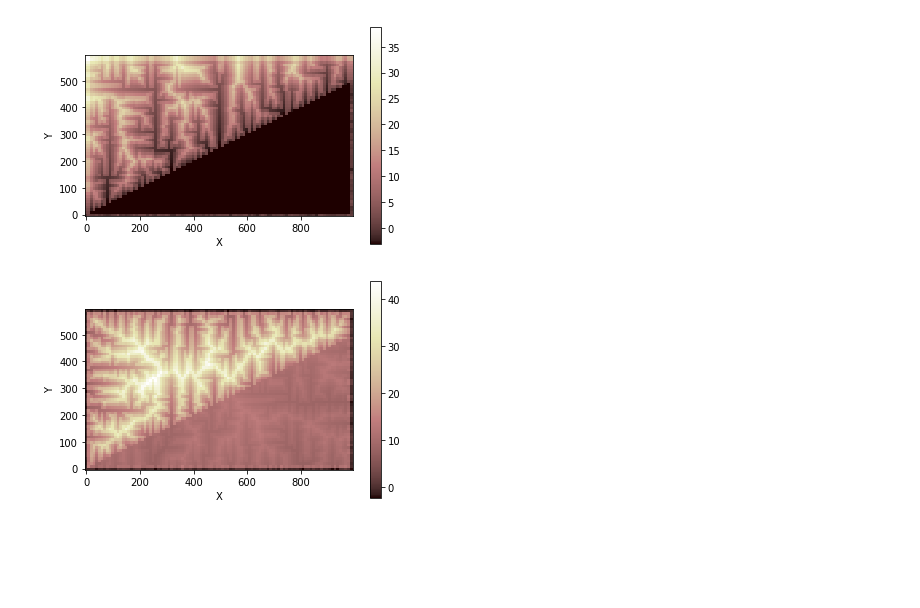
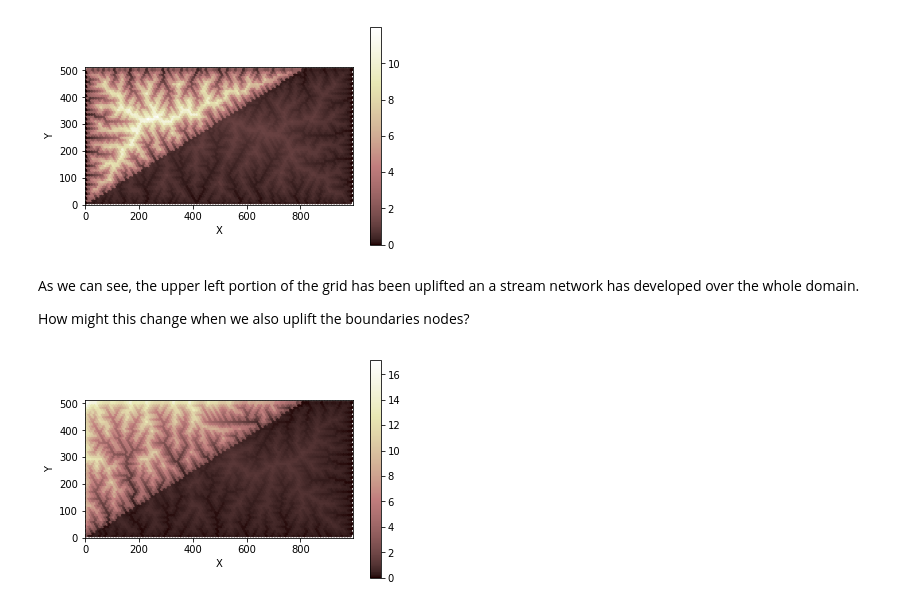
Before and after one commit to landlab/tutorials, a Jupyter notebook: normal_fault/normal_fault_component_tutorial.ipynb, the cells around one changed output. Cells and saved outputs as stored; diff of their text form; code cells hidden in the pictures; blank space fills up the shorter version.

```diff
--- a/normal_fault/normal_fault_component_tutorial.ipynb
+++ b/normal_fault/normal_fault_component_tutorial.ipynb
@@ -81,52 +130,50 @@ imshow_grid(grid, nf.faulted_nodes, cmap='viridis')
 # %%
+# instantiate the grid
+grid = HexModelGrid(nr, nc, dx=dx, shape='rect')
+
+# add a topographic__elevation field with noise
+z = grid.add_zeros('node', 'topographic__elevation')
+z[grid.core_nodes] += 100.0 + np.random.randn(grid.core_nodes.size)
+
 fr = FlowAccumulator(grid)
+fs = FastscapeEroder(grid, K_sp=K)
+nf = NormalFault(grid, fault_trace={'x1': 0, 'x2': 800, 'y1': 0, 'y2': 500})
 
-fs = FastscapeEroder(grid, K_sp=0.01)
-
-#Run this model for 300 100-year timesteps.
-
-dt = 100.0
+#Run this model for 300 100-year timesteps (30,000 years).
 for i in range(300):
-
     nf.run_one_step(dt)
     fr.run_one_step()
     fs.run_one_step(dt)
+    z[grid.core_nodes] += 0.0001 * dt
 
+# plot the final topography
 imshow_grid(grid, z)
 # %% [output]
-[figure, old version]
+[figure, new version]
+# %% [markdown]
+As we can see, the upper left portion of the grid has been uplifted an a stream network has developed over the whole domain.
+
+How might this change when we also uplift the boundaries nodes?
 # %%
-grid = RasterModelGrid((60, 100), spacing=10)
+# instantiate the grid
+grid = HexModelGrid(nr, nc, dx=10, shape='rect')
+
+# add a topographic__elevation field with noise
 z = grid.add_zeros('node', 'topographic__elevation')
-z += np.random.randn(z.size)
-
-param_dict = {'faulted_surface': 'topographic__elevation',
-              'fault_dip_angle': 90.0,
-              'fault_throw_rate_through_time': {'time': [0, 99000, 100000],
-                                                'rate': [0, 0, 0.05]},
-              'fault_trace': {'y1': 0,
-                              'x1': 0,
-                              'y2': 30,
-                              'x2': 60},
-              'include_boundaries': False}
-
-nf = NormalFault(grid, params=param_dict)
+z[grid.core_nodes] += 100.0 + np.random.randn(grid.core_nodes.size)
 
 fr = FlowAccumulator(grid)
+fs = FastscapeEroder(grid, K_sp=K)
+nf = NormalFault(grid, fault_trace={'x1': 0, 'x2': 800, 'y1': 0, 'y2': 500}, include_boundaries=True)
 
-fs = FastscapeEroder(grid, K_sp=0.01)
-
-#Run this model for 300 100-year timesteps.
-
-dt = 1000.0
-uplift_rate = 0.01
-for i in range(1000):
-
+#Run this model for 300 100-year timesteps (30,000 years).
+for i in range(300):
     nf.run_one_step(dt)
     fr.run_one_step()
     fs.run_one_step(dt)
-    z[grid.core_nodes] += uplift_rate * dt
+    z[grid.core_nodes] += U * dt
 
+# plot the final topography
 imshow_grid(grid, z)
 # %% [output]
-[figure, old version]
+[figure, new version]
```
Also changed, not shown: parts of 22 cells of this notebook.
